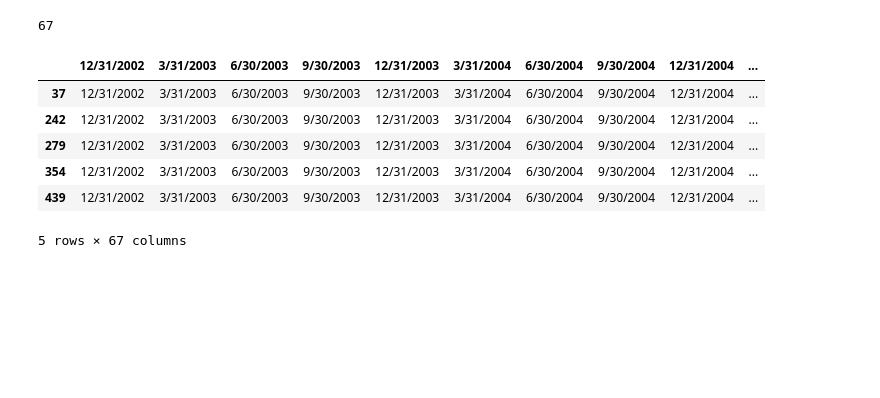
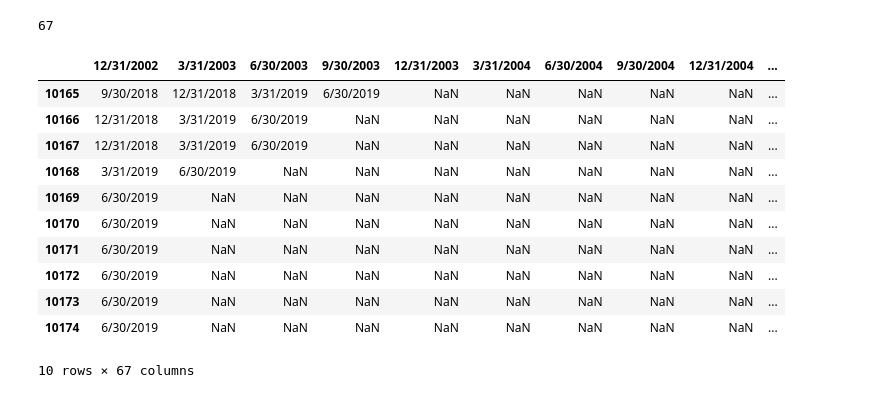
Before and after one commit to allaccountstaken/predicting_bank_distress, a Jupyter notebook: create_banks_universe.ipynb, the cells around one changed output. Drawn from its saved outputs; the diff is of its cells as text; code cells hidden in the pictures; blank space fills up the shorter version.

Commit message:
moving dates values in bank universe

```diff
--- a/create_banks_universe.ipynb
+++ b/create_banks_universe.ipynb
@@ -40,12 +41,18 @@ bank_universe_df = pd.DataFrame.from_dict(filers_bydate_dict, orient='index')
 bank_universe_df.to_csv('data/bank_universe.csv', index=False)
-# %%
-bank_universe_df.columns = report_periods
-bank_universe_df.head()
-# %% [output]
-|  | 12/31/2002 | 3/31/2003 | 6/30/2003 | 9/30/2003 | 12/31/2003 | 3/31/2004 | 6/30/2004 | 9/30/2004 | 12/31/2004 | ... |
-| 37 | 12/31/2002 | 3/31/2003 | 6/30/2003 | 9/30/2003 | 12/31/2003 | 3/31/2004 | 6/30/2004 | 9/30/2004 | 12/31/2004 | ... |
-| 242 | 12/31/2002 | 3/31/2003 | 6/30/2003 | 9/30/2003 | 12/31/2003 | 3/31/2004 | 6/30/2004 | 9/30/2004 | 12/31/2004 | ... |
-| 279 | 12/31/2002 | 3/31/2003 | 6/30/2003 | 9/30/2003 | 12/31/2003 | 3/31/2004 | 6/30/2004 | 9/30/2004 | 12/31/2004 | ... |
-| 354 | 12/31/2002 | 3/31/2003 | 6/30/2003 | 9/30/2003 | 12/31/2003 | 3/31/2004 | 6/30/2004 | 9/30/2004 | 12/31/2004 | ... |
-| 439 | 12/31/2002 | 3/31/2003 | 6/30/2003 | 9/30/2003 | 12/31/2003 | 3/31/2004 | 6/30/2004 | 9/30/2004 | 12/31/2004 | ... |
-5 rows × 67 columns
+# %%
+bank_universe_df = pd.read_csv('data/bank_universe.csv')
+# %%
+bank_universe_df.tail(10)
+# %% [output]
+|  | 12/31/2002 | 3/31/2003 | 6/30/2003 | 9/30/2003 | 12/31/2003 | 3/31/2004 | 6/30/2004 | 9/30/2004 | 12/31/2004 | ... |
+| 10165 | 9/30/2018 | 12/31/2018 | 3/31/2019 | 6/30/2019 | NaN | NaN | NaN | NaN | NaN | ... |
+| 10166 | 12/31/2018 | 3/31/2019 | 6/30/2019 | NaN | NaN | NaN | NaN | NaN | NaN | ... |
+| 10167 | 12/31/2018 | 3/31/2019 | 6/30/2019 | NaN | NaN | NaN | NaN | NaN | NaN | ... |
+| 10168 | 3/31/2019 | 6/30/2019 | NaN | NaN | NaN | NaN | NaN | NaN | NaN | ... |
+| 10169 | 6/30/2019 | NaN | NaN | NaN | NaN | NaN | NaN | NaN | NaN | ... |
+| 10170 | 6/30/2019 | NaN | NaN | NaN | NaN | NaN | NaN | NaN | NaN | ... |
+| 10171 | 6/30/2019 | NaN | NaN | NaN | NaN | NaN | NaN | NaN | NaN | ... |
+| 10172 | 6/30/2019 | NaN | NaN | NaN | NaN | NaN | NaN | NaN | NaN | ... |
+| 10173 | 6/30/2019 | NaN | NaN | NaN | NaN | NaN | NaN | NaN | NaN | ... |
+| 10174 | 6/30/2019 | NaN | NaN | NaN | NaN | NaN | NaN | NaN | NaN | ... |
+10 rows × 67 columns
```
Also changed, not shown: parts of 7 cells of this notebook, 1 other file.
